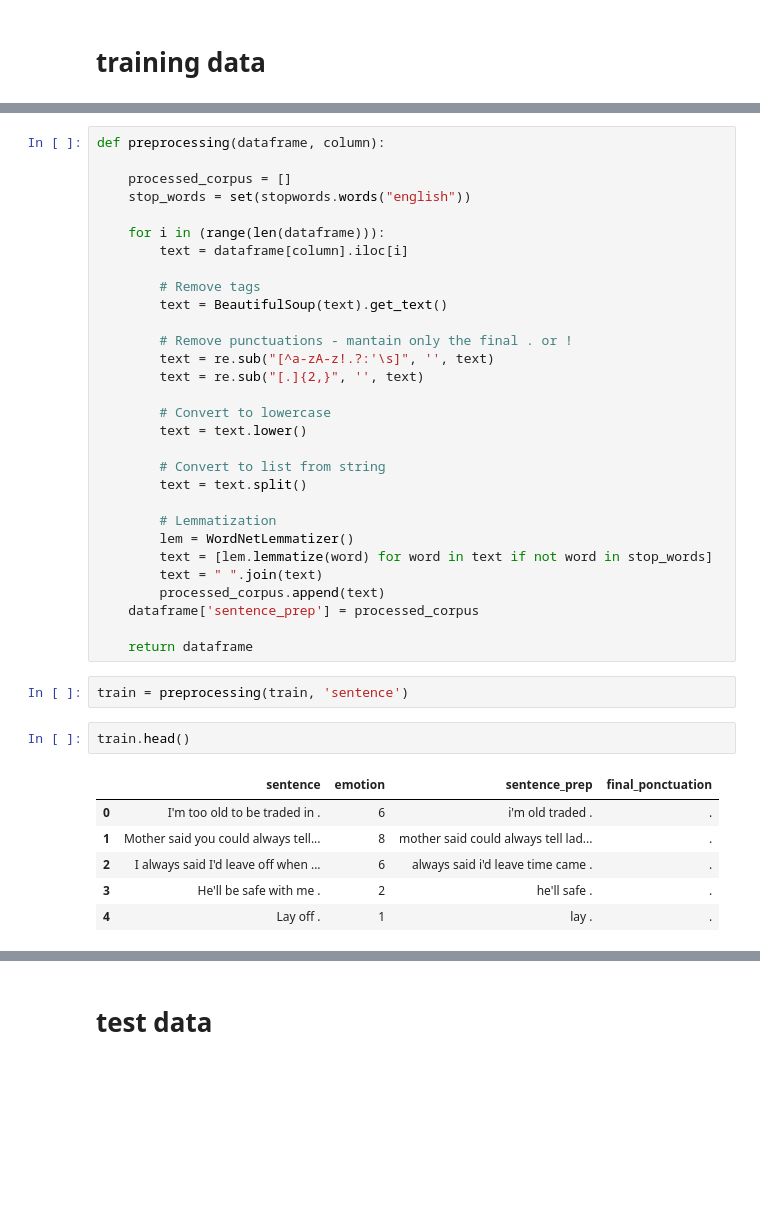
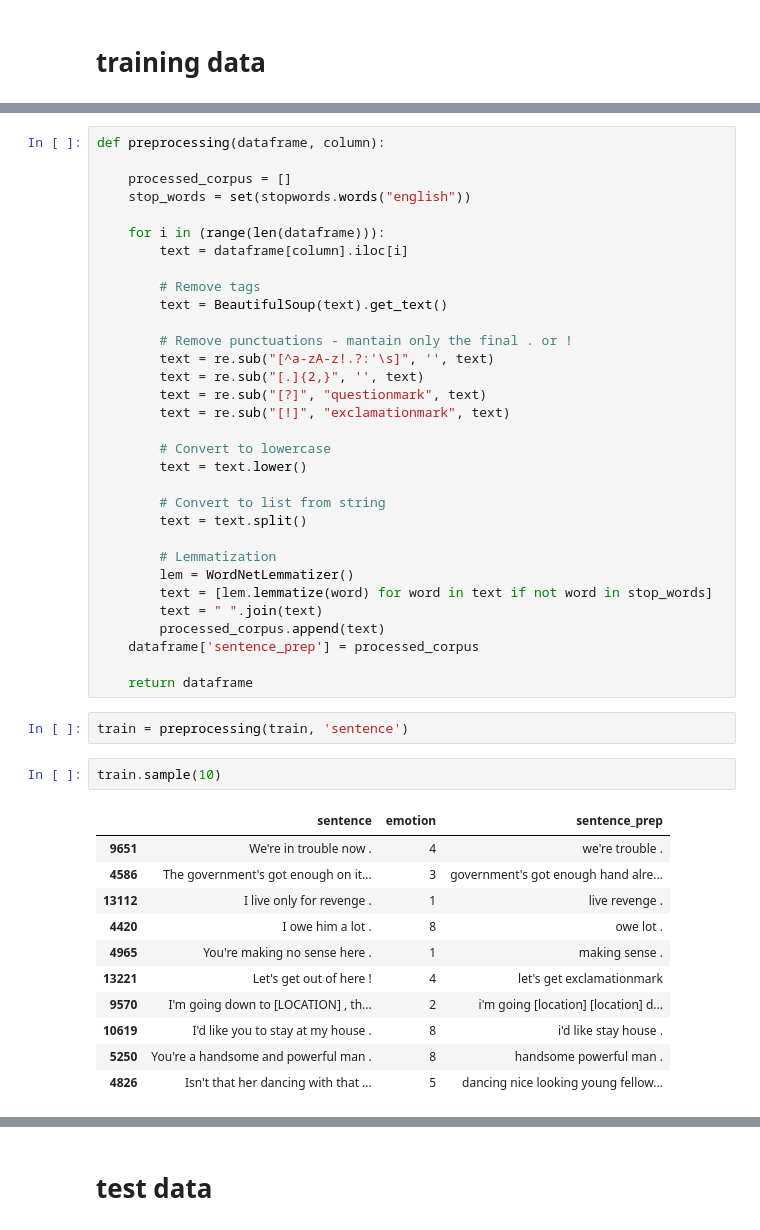
Before and after one commit to Carlosrnes/Nova_NLP, a Jupyter notebook: Preprocessing_logreg.ipynb, the cells around one changed output, grey strips where cells are left out. Saved outputs shown, nothing was run; the diff lists cells and outputs as text; blank space fills up the shorter version.

```diff
--- a/Preprocessing_logreg.ipynb
+++ b/Preprocessing_logreg.ipynb
@@ -87,6 +87,8 @@ def preprocessing(dataframe, column):
         # Remove punctuations - mantain only the final . or !
         text = re.sub("[^a-zA-z!.?:'\s]", '', text)
         text = re.sub("[.]{2,}", '', text)
+        text = re.sub("[?]", "questionmark", text)
+        text = re.sub("[!]", "exclamationmark", text)
 
         # Convert to lowercase
         text = text.lower()
@@ -104,15 +106,20 @@ def preprocessing(dataframe, column):
     return dataframe
 # %%
 train = preprocessing(train, 'sentence')
-# %%
-train.head()
-# %% [output]
-|  | sentence | emotion | sentence_prep | final_ponctuation |
-| 0 | I'm too old to be traded in . | 6 | i'm old traded . | . |
-| 1 | Mother said you could always tell... | 8 | mother said could always tell lad... | . |
-| 2 | I always said I'd leave off when ... | 6 | always said i'd leave time came . | . |
-| 3 | He'll be safe with me . | 2 | he'll safe . | . |
-| 4 | Lay off . | 1 | lay . | . |
+# %%
+train.sample(10)
+# %% [output]
+|  | sentence | emotion | sentence_prep |
+| 9651 | We're in trouble now . | 4 | we're trouble . |
+| 4586 | The government's got enough on it... | 3 | government's got enough hand alre... |
+| 13112 | I live only for revenge . | 1 | live revenge . |
+| 4420 | I owe him a lot . | 8 | owe lot . |
+| 4965 | You're making no sense here . | 1 | making sense . |
+| 13221 | Let's get out of here ! | 4 | let's get exclamationmark |
+| 9570 | I'm going down to [LOCATION] , th... | 2 | i'm going [location] [location] d... |
+| 10619 | I'd like you to stay at my house . | 8 | i'd like stay house . |
+| 5250 | You're a handsome and powerful man . | 8 | handsome powerful man . |
+| 4826 | Isn't that her dancing with that ... | 5 | dancing nice looking young fellow... |
 # %%
 #feature extraction
 vectorizer = TfidfVectorizer(stop_words=None, max_df=.8, strip_accents='unicode', lowercase=False, analyzer='word')
```
Also changed, not shown: parts of 11 cells of this notebook.
